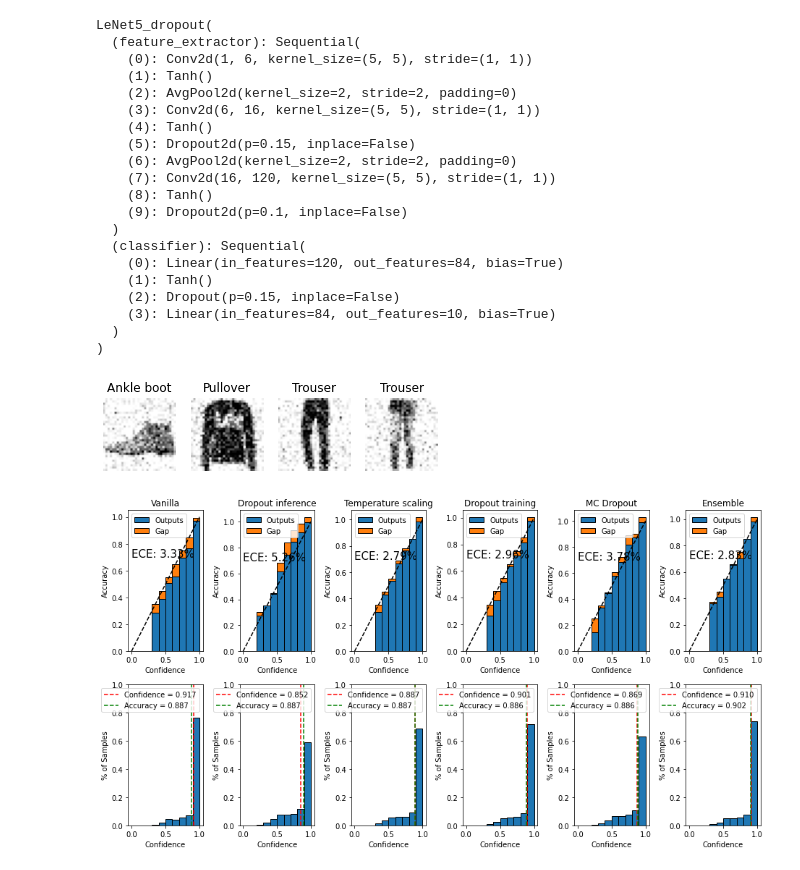
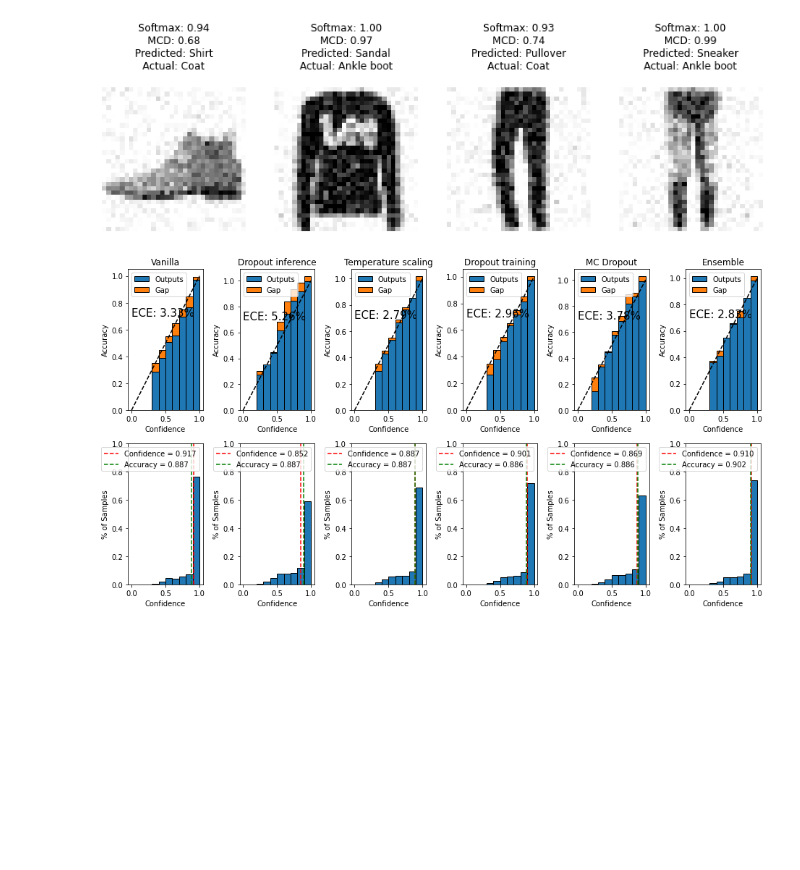
Before and after one commit to vlasakjiri/uncertainty-estimations, a Jupyter notebook: classification-fmnist.ipynb, the cells around one changed output. Cells and saved outputs as stored; diff of their text form; code cells hidden in the pictures; blank space fills up the shorter version.

Commit message:
Cleand up fmnist notebook

```diff
--- a/classification-fmnist.ipynb
+++ b/classification-fmnist.ipynb
@@ -86,31 +64,23 @@ data_loaders = {"train": data_loader_train, "val": data_loader_test}
 # %%
-# model = models.mnist.LeNet5_dropout(0, n_channels=1).to(device)
-
-# model_dropout = models.mnist.LeNet5_dropout(.2).to(device)
-
-
 model_dropout = torch.load("checkpoints/lenet-fmnist-dropout0.2.pt")
 weights = torch.load("checkpoints/lenet-fmnist.pt")
 model_dropout.load_state_dict(weights.state_dict())
 model = model_dropout
+model.feature_extractor[9] = torch.nn.Dropout2d(p=0.15)
+utils.mc_dropout.set_dropout_p(model, model, .15)
 
 model_dropout = torch.load("checkpoints/lenet-fmnist-dropout0.2.pt")
 
 from torchensemble.utils import io
 from torchensemble import VotingClassifier
 
-model_ensemble = VotingClassifier(models.mnist.LeNet5(), 5)
+model_ensemble = VotingClassifier(models.lenet.LeNet5(), 5)
 io.load(model_ensemble, "checkpoints")
 
 
 from utils.temperature_scaling import ModelWithTemperature
 scaled_model = ModelWithTemperature(model, device)
-scaled_model.set_temperature(data_loader_val)
 
 
-# utils.mc_dropout.set_dropout_p(model, model, .03)
-# model.feature_extractor[9] = torch.nn.Dropout2d(p=0.03)
-
-
-# model_dropout = torch.load("models/fmnist_lenet_0.5dropout_all")
+scaled_model.set_temperature(data_loader_val)
 # %% [output]
@@ -165,26 +107 @@ val Loss: 2.31 Acc: 0.10 Avg. conf: 0.00 Avg. max. prob: 0.11
-# %%
-# model.feature_extractor[9] = torch.nn.Dropout2d(p=0.1)
-utils.mc_dropout.set_dropout_p(model, model, .15)
-model
-# %% [output]
-LeNet5_dropout(
-  (feature_extractor): Sequential(
-    (0): Conv2d(1, 6, kernel_size=(5, 5), stride=(1, 1))
-    (1): Tanh()
-    (2): AvgPool2d(kernel_size=2, stride=2, padding=0)
-    (3): Conv2d(6, 16, kernel_size=(5, 5), stride=(1, 1))
-    (4): Tanh()
-    (5): Dropout2d(p=0.15, inplace=False)
-    (6): AvgPool2d(kernel_size=2, stride=2, padding=0)
-    (7): Conv2d(16, 120, kernel_size=(5, 5), stride=(1, 1))
-    (8): Tanh()
-    (9): Dropout2d(p=0.1, inplace=False)
-  )
-  (classifier): Sequential(
-    (0): Linear(in_features=120, out_features=84, bias=True)
-    (1): Tanh()
-    (2): Dropout(p=0.15, inplace=False)
-    (3): Linear(in_features=84, out_features=10, bias=True)
-  )
-)
 # %%
@@ -203,29 +119,22 @@ progress_model_ensemble = utils.model.run_validation(
 # %%
 class_names = ["T-shirt/top", "Trouser", "Pullover", "Dress", "Coat", "Sandal", "Shirt", "Sneaker", "Bag", "Ankle boot"]
 # %%
-# incorrect = np.argwhere((progress_model.predictions != progress_model.labels) & (progress_model.max_probs > .9)).ravel()
-# idx = np.argsort(progress_model.max_probs)[::-1][incorrect]
-# idx=incorrect
+incorrect = np.argwhere((progress_model.predictions != progress_model.labels) & (progress_model.max_probs > .9)).ravel()
+idx = np.argsort(progress_model.max_probs)[::-1][incorrect]
+idx=incorrect
 num = 4
-fig, axs = plt.subplots(1, num)
-# dropout_max_probs_untrained = progress_model.dropout_outputs.max(axis=-1)
+fig, axs = plt.subplots(1, num, figsize=(14,7))
+dropout_max_probs_untrained = progress_model.dropout_outputs.max(axis=-1)
 
 for i in range(num):
     axs[i].imshow(data_test[i][0].permute(1,2,0), cmap="Greys")
-    # axs[i].set_title(
-    #     f"Softmax: {progress_model.max_probs[idx[i]]:.2f}\n"
-    #     f"MCD: {dropout_max_probs_untrained[idx[i]]:.2f}\n"
-    #     f"Predicted: {class_names[int(progress_model.predictions[idx[i]])]}\n"
-    #     f"Actual: {class_names[int(progress_model.labels[idx[i]])]}\n"
-    # )
     axs[i].set_title(
-        f"{class_names[int(data_test[i][1])]}"
+        f"Softmax: {progress_model.max_probs[idx[i]]:.2f}\n"
+        f"MCD: {dropout_max_probs_untrained[idx[i]]:.2f}\n"
+        f"Predicted: {class_names[int(progress_model.predictions[idx[i]])]}\n"
+        f"Actual: {class_names[int(progress_model.labels[idx[i]])]}\n"
     )
     axs[i].axis("off")
-
-plt.savefig("figures/fmnist-noise-examples.pdf")
-
-# progress_model.max_probs[ids]
 # %% [output]
-[figure, old version]
+[figure, new version]
 # %%
```
Also changed, not shown: parts of 22 cells of this notebook, 1 other file.
